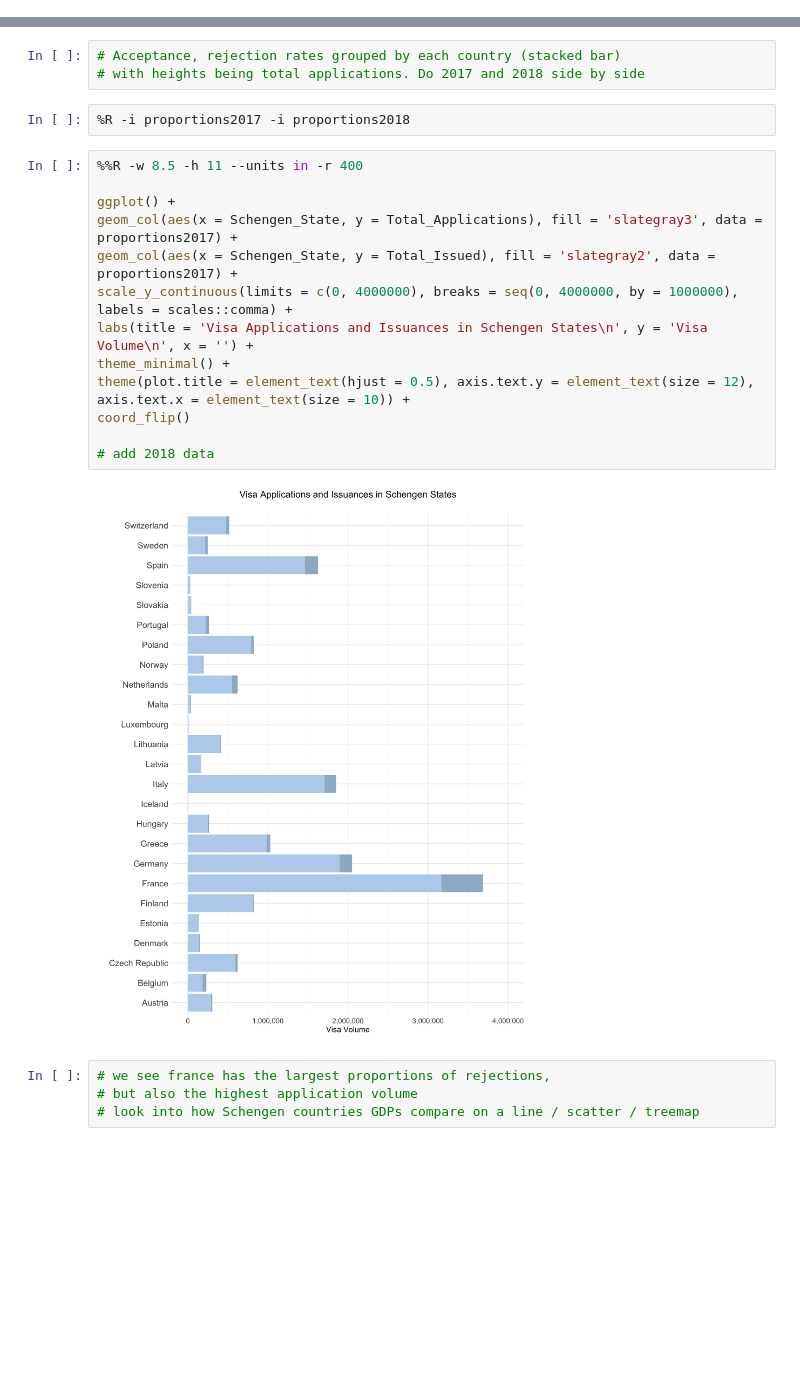
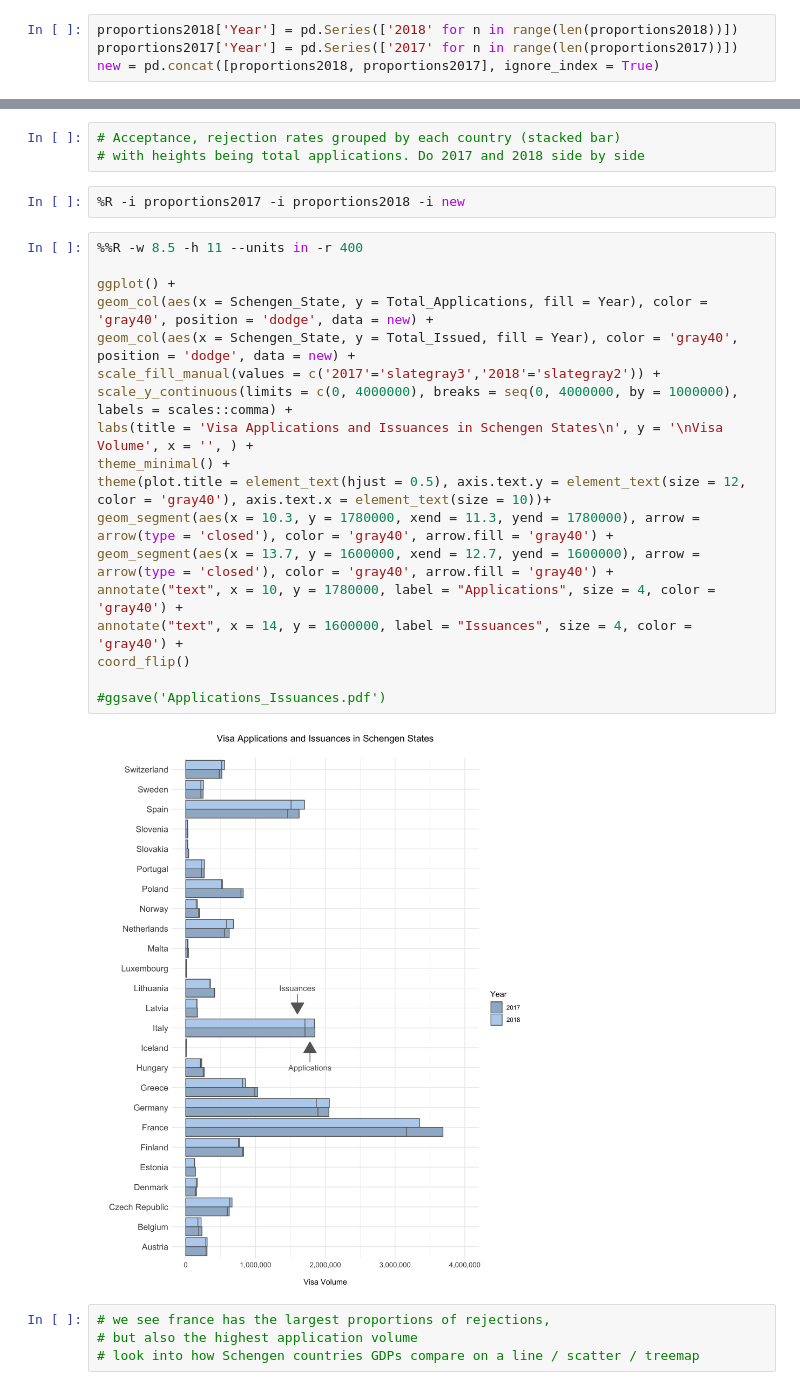
Before and after one commit to hannahlyon/schengen-visa-issuance-statistics, a Jupyter notebook: eda.ipynb, the cells around one changed output, grey strips where cells are left out. Saved outputs shown, nothing was run; the diff lists cells and outputs as text; blank space fills up the shorter version.

Commit message:
added 2018 stats to first graph

```diff
--- a/eda.ipynb
+++ b/eda.ipynb
@@ -61,25 +66,34 @@ len(proportions2018['Schengen_State'].unique())
+# %%
+proportions2018['Year'] = pd.Series(['2018' for n in range(len(proportions2018))])
+proportions2017['Year'] = pd.Series(['2017' for n in range(len(proportions2017))])
+new = pd.concat([proportions2018, proportions2017], ignore_index = True)
 # %% [markdown]
 ### Explore data with graphs
 # %%
 # Acceptance, rejection rates grouped by each country (stacked bar)
 # with heights being total applications. Do 2017 and 2018 side by side
 # %%
-%R -i proportions2017 -i proportions2018
+%R -i proportions2017 -i proportions2018 -i new
 # %%
 %%R -w 8.5 -h 11 --units in -r 400
 
 ggplot() +
-geom_col(aes(x = Schengen_State, y = Total_Applications), fill = 'slategray3', data = proportions2017) +
-geom_col(aes(x = Schengen_State, y = Total_Issued), fill = 'slategray2', data = proportions2017) +
+geom_col(aes(x = Schengen_State, y = Total_Applications, fill = Year), color = 'gray40', position = 'dodge', data = new) +
+geom_col(aes(x = Schengen_State, y = Total_Issued, fill = Year), color = 'gray40', position = 'dodge', data = new) +
+scale_fill_manual(values = c('2017'='slategray3','2018'='slategray2')) +
 scale_y_continuous(limits = c(0, 4000000), breaks = seq(0, 4000000, by = 1000000), labels = scales::comma) +
-labs(title = 'Visa Applications and Issuances in Schengen States\n', y = 'Visa Volume\n', x = '') +
+labs(title = 'Visa Applications and Issuances in Schengen States\n', y = '\nVisa Volume', x = '', ) +
 theme_minimal() +
-theme(plot.title = element_text(hjust = 0.5), axis.text.y = element_text(size = 12), axis.text.x = element_text(size = 10)) +
+theme(plot.title = element_text(hjust = 0.5), axis.text.y = element_text(size = 12, color = 'gray40'), axis.text.x = element_text(size = 10))+
+geom_segment(aes(x = 10.3, y = 1780000, xend = 11.3, yend = 1780000), arrow = arrow(type = 'closed'), color = 'gray40', arrow.fill = 'gray40') +
+geom_segment(aes(x = 13.7, y = 1600000, xend = 12.7, yend = 1600000), arrow = arrow(type = 'closed'), color = 'gray40', arrow.fill = 'gray40') +
+annotate("text", x = 10, y = 1780000, label = "Applications", size = 4, color = 'gray40') +
+annotate("text", x = 14, y = 1600000, label = "Issuances", size = 4, color = 'gray40') +
 coord_flip()
 
-# add 2018 data
+#ggsave('Applications_Issuances.pdf')
 # %% [output]
-[figure, old version]
+[figure, new version]
 # %%
 # we see france has the largest proportions of rejections,
 # but also the highest application volume
```
Also changed, not shown: parts of 2 cells of this notebook.
